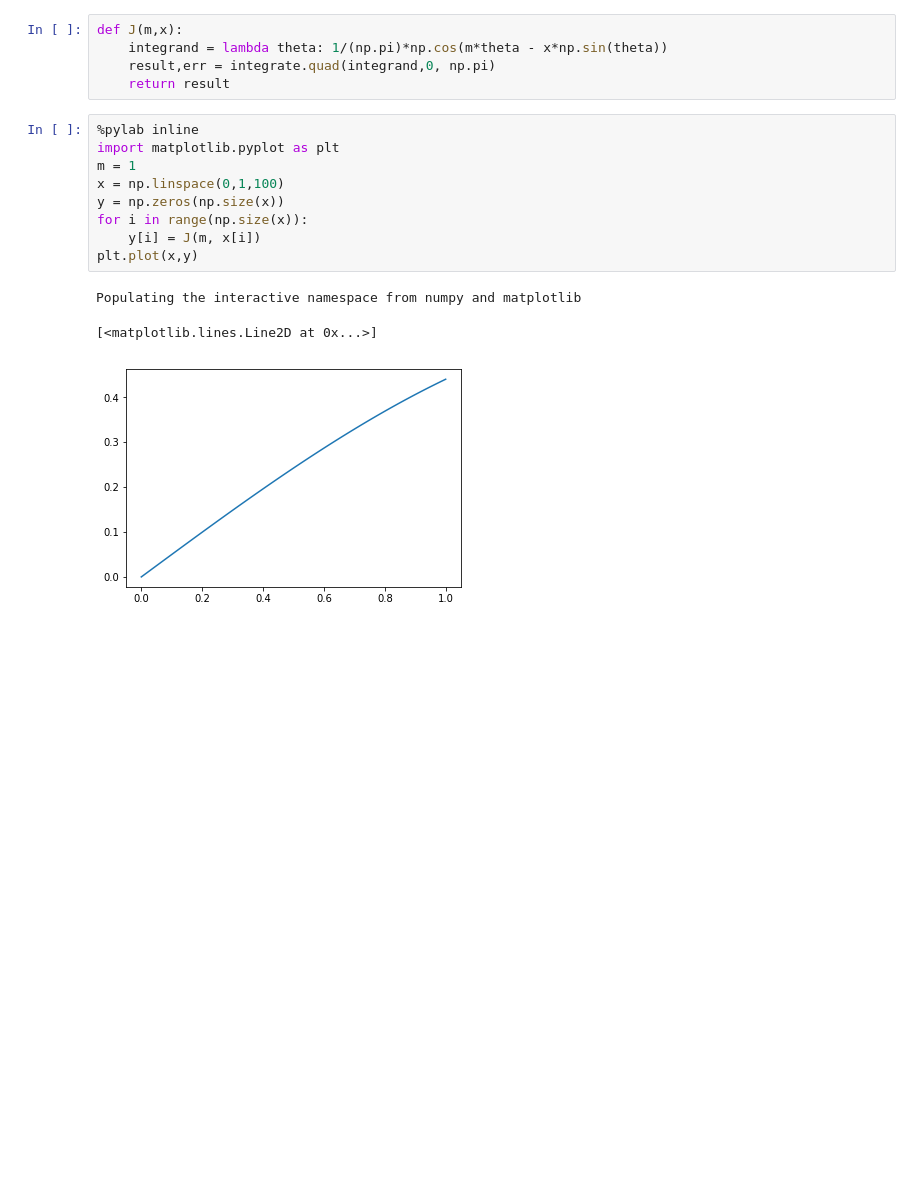
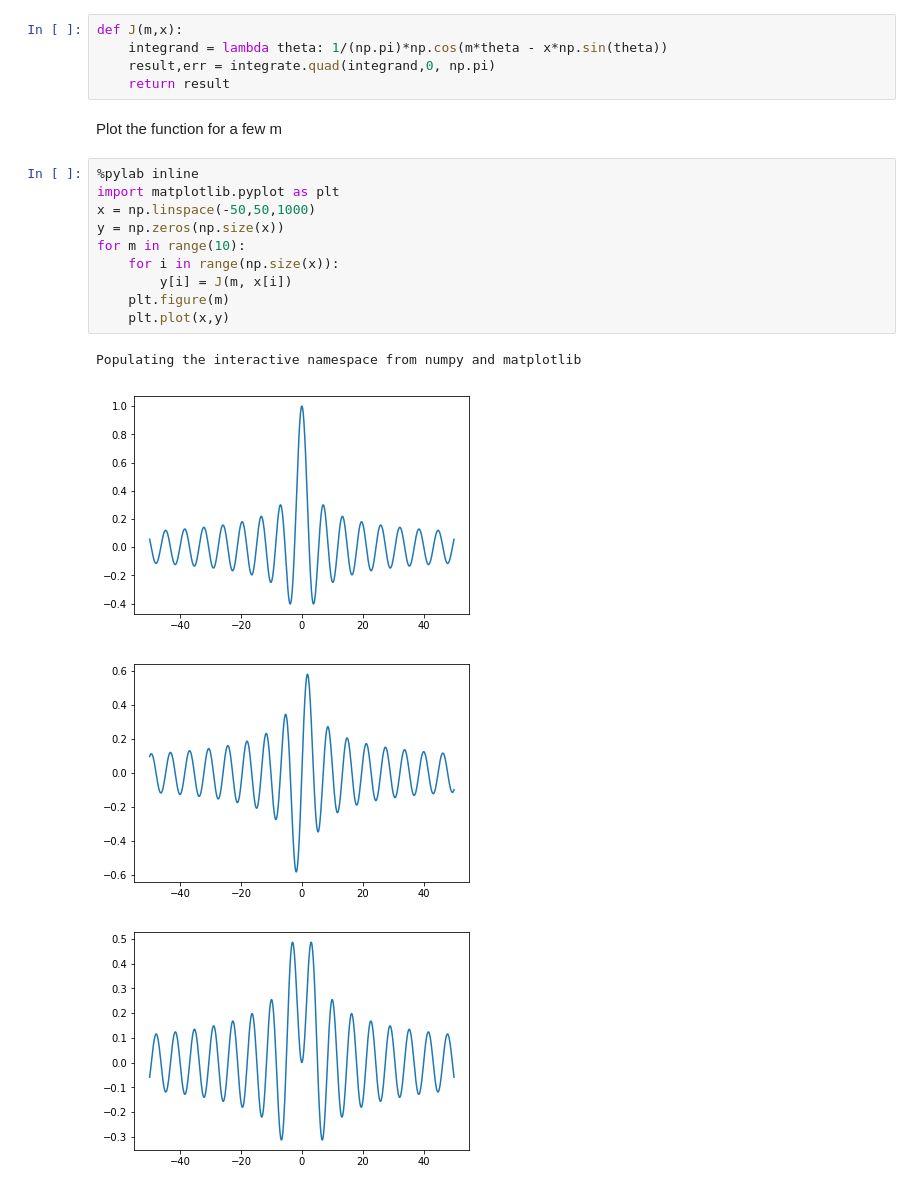
Before and after one commit to samuelwong100/wong_sunyiusamuel_Assignment1, a Jupyter notebook: question3/question3.ipynb, the cells around one changed output. Drawn from its saved outputs; the diff is of its cells as text; blank space fills up the shorter version.

Commit message:
generated plot for multiple m

```diff
--- a/question3/question3.ipynb
+++ b/question3/question3.ipynb
@@ -8,16 +8,20 @@ def J(m,x):
     integrand = lambda theta: 1/(np.pi)*np.cos(m*theta - x*np.sin(theta))
     result,err = integrate.quad(integrand,0, np.pi)
     return result
+# %% [markdown]
+Plot the function for a few m
 # %%
 %pylab inline
 import matplotlib.pyplot as plt
-m = 1
-x = np.linspace(0,1,100)
+x = np.linspace(-50,50,1000)
 y = np.zeros(np.size(x))
-for i in range(np.size(x)):
-    y[i] = J(m, x[i])
-plt.plot(x,y)
+for m in range(10):
+    for i in range(np.size(x)):
+        y[i] = J(m, x[i])
+    plt.figure(m)
+    plt.plot(x,y)
 # %% [output]
 Populating the interactive namespace from numpy and matplotlib
-[<matplotlib.lines.Line2D at 0x...>]
-[figure, old version]
+[figure, new version]
+[figure, added]
+[figure, added]
```
Also changed, not shown: parts of 1 cell of this notebook.
